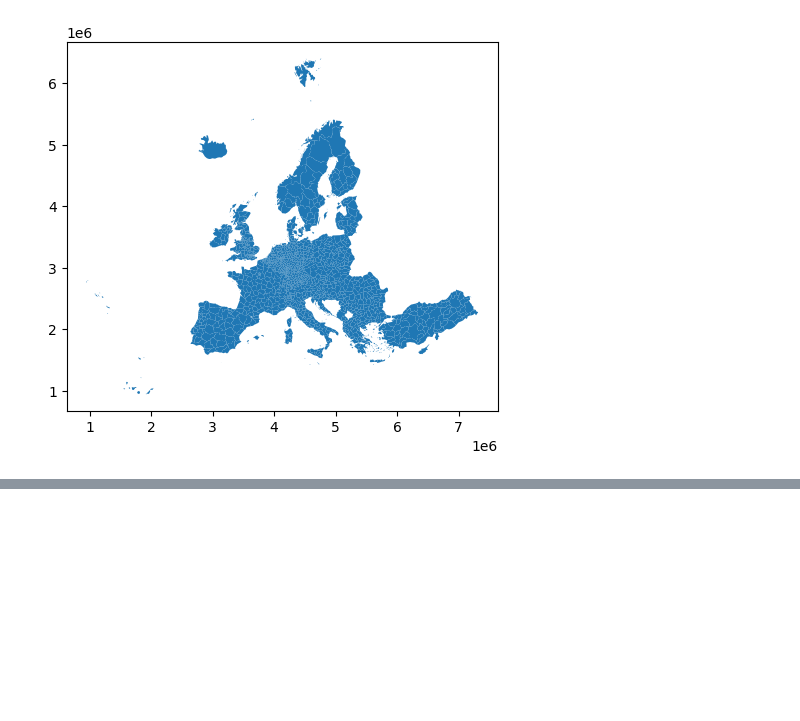
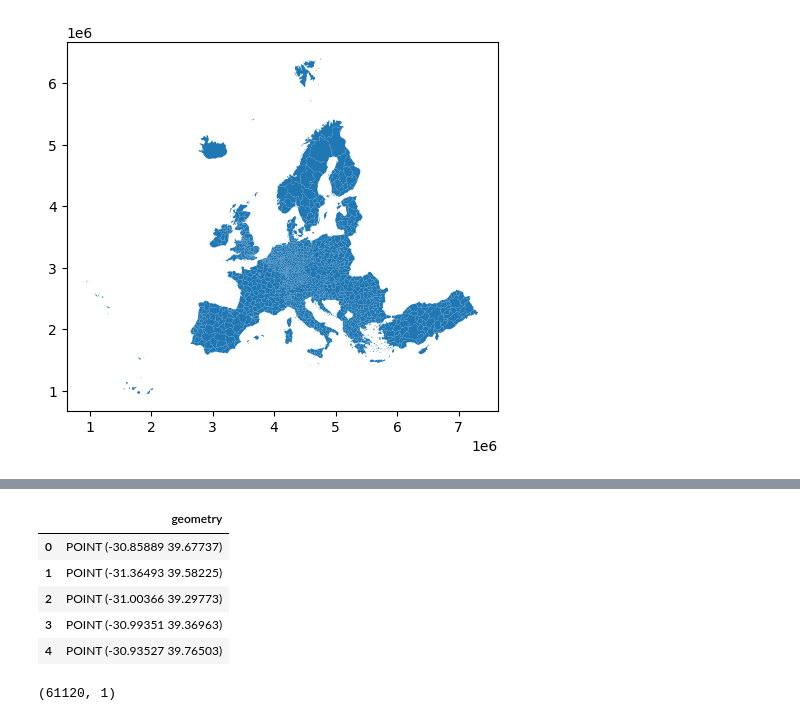
Before and after one commit to sebastianrohr/geocv, a Jupyter notebook: src/europe_iamges.ipynb, the cells around one changed output, grey strips where cells are left out. Cells and saved outputs as stored; diff of their text form; code cells hidden in the pictures; blank space fills up the shorter version.

```diff
--- a/src/europe_iamges.ipynb
+++ b/src/europe_iamges.ipynb
@@ -82,0 +130,13 @@ europe_grid.to_file("europe_grid_10k.shp")
+# %%
+points_gdf_wgs84.head()
+# %% [output]
+|  | geometry |
+| 0 | POINT (-30.85889 39.67737) |
+| 1 | POINT (-31.36493 39.58225) |
+| 2 | POINT (-31.00366 39.29773) |
+| 3 | POINT (-30.99351 39.36963) |
+| 4 | POINT (-30.93527 39.76503) |
+# %%
+points_gdf_wgs84.shape
+# %% [output]
+(61120, 1)
```
Also changed, not shown: parts of 13 cells of this notebook.
